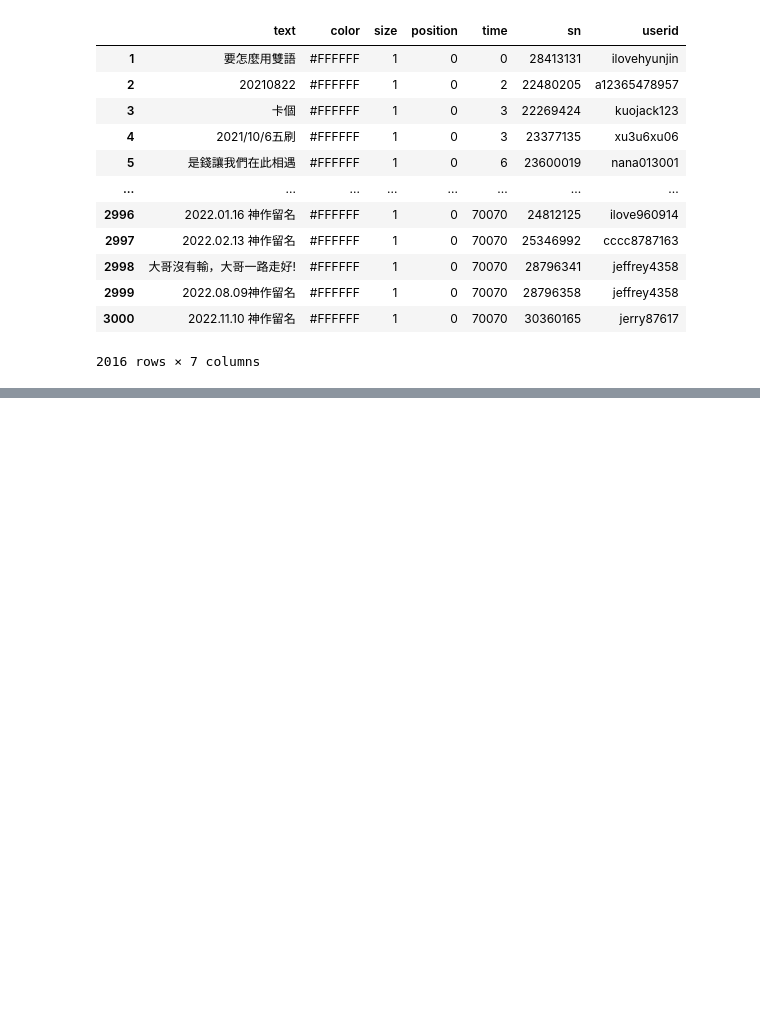
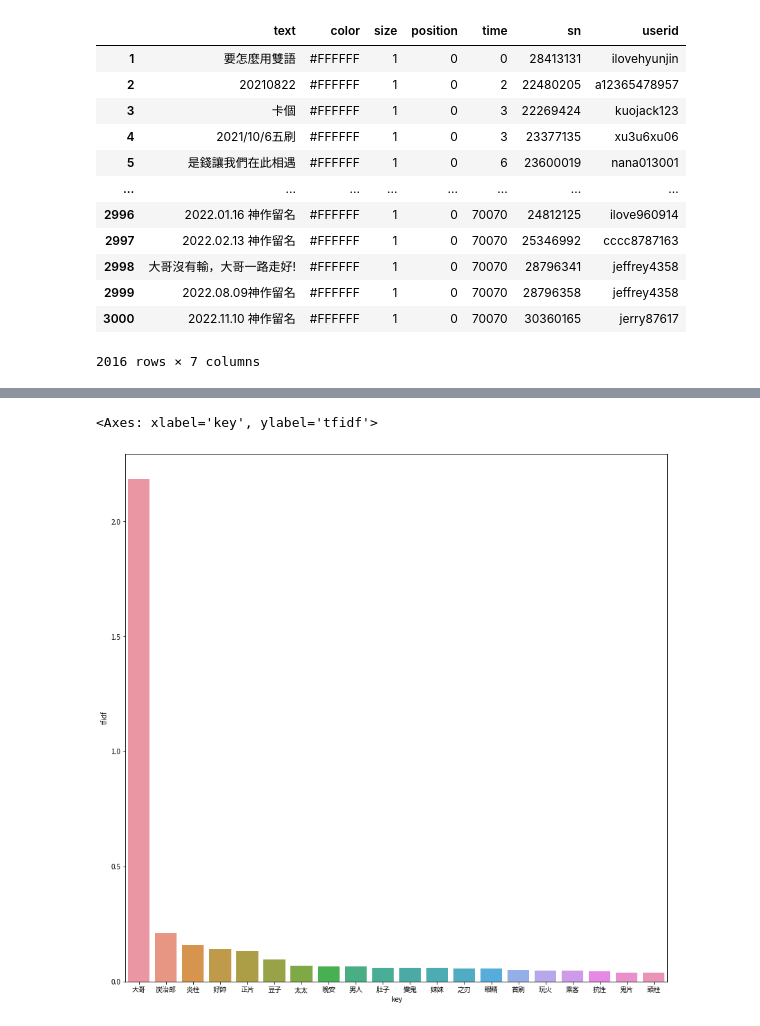
Before and after one commit to hansom283/kmuh, a Jupyter notebook: 0325_1.ipynb, the cells around one changed output, grey strips where cells are left out. Saved outputs shown, nothing was run; the diff lists cells and outputs as text; code cells hidden in the pictures; blank space fills up the shorter version.

```diff
--- a/0325_1.ipynb
+++ b/0325_1.ipynb
@@ -172,0 +186,12 @@ df[fil]
+# %%
+# 統計關鍵詞，使用jieba將中文適當分段
+import jieba
+import jieba.analyse
+url = "https://github.com/fxsjy/jieba/raw/master/extra_dict/dict.txt.big"
+req.urlretrieve(url, "bigdic")
+jieba.set_dictionary("bigdic")
+def change(s):
+    return " ".join(jieba.cut(s))
+# change("我喜歡你")
+result = df["text"].apply(change)
+result
@@ -172,0 +219,4 @@ df[fil]
+# %%
+total = "\n".join(result)
+keywords = jieba.analyse.extract_tags(total, withWeight=True, allowPOS=["n"])
+keywords
@@ -172,0 +256,27 @@ df[fil]
+# %%
+# Colab 進行matplotlib繪圖時顯示繁體中文
+# 下載台北思源黑體並命名taipei_sans_tc_beta.ttf，移至指定路徑
+# !開始都是 linux指令
+!wget -O TaipeiSansTCBeta-Regular.ttf https://drive.google.com/uc?id=1eGAsTN1HBpJAkeVM57_C7ccp7hbgSz3_&export=download
+
+import matplotlib as mpl
+import matplotlib.pyplot as plt
+from matplotlib.font_manager import fontManager
+
+fontManager.addfont('TaipeiSansTCBeta-Regular.ttf')
+mpl.rc('font', family='Taipei Sans TC Beta')
+# %%
+import matplotlib.pyplot as plt
+import seaborn as sns
+plt.figure(figsize=(14, 14))
+# 第一種: x, y都是一個list
+xs = [k for k, v in keywords]
+ys = [v for k, v in keywords]
+# [n ** 2 for n in [0, 1, 2]]
+# sns.barplot(x=xs, y=ys)
+# 第二種: df
+keydf = pd.DataFrame(keywords, columns=["key", "tfidf"])
+sns.barplot(data=keydf, x="key", y="tfidf")
+# %% [output]
+<Axes: xlabel='key', ylabel='tfidf'>
+[figure, added]
```
Also changed, not shown: parts of 4 cells of this notebook.
